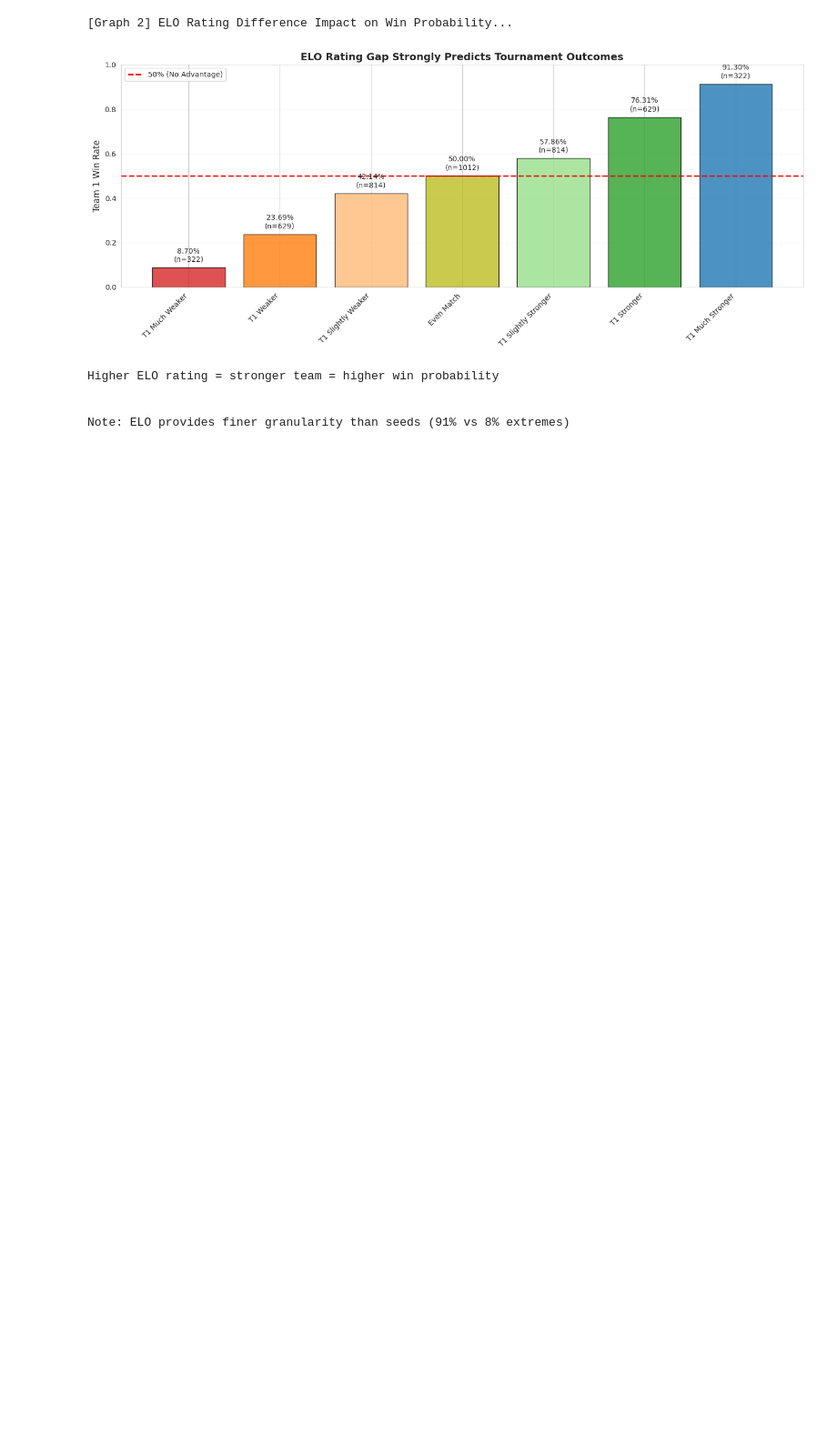
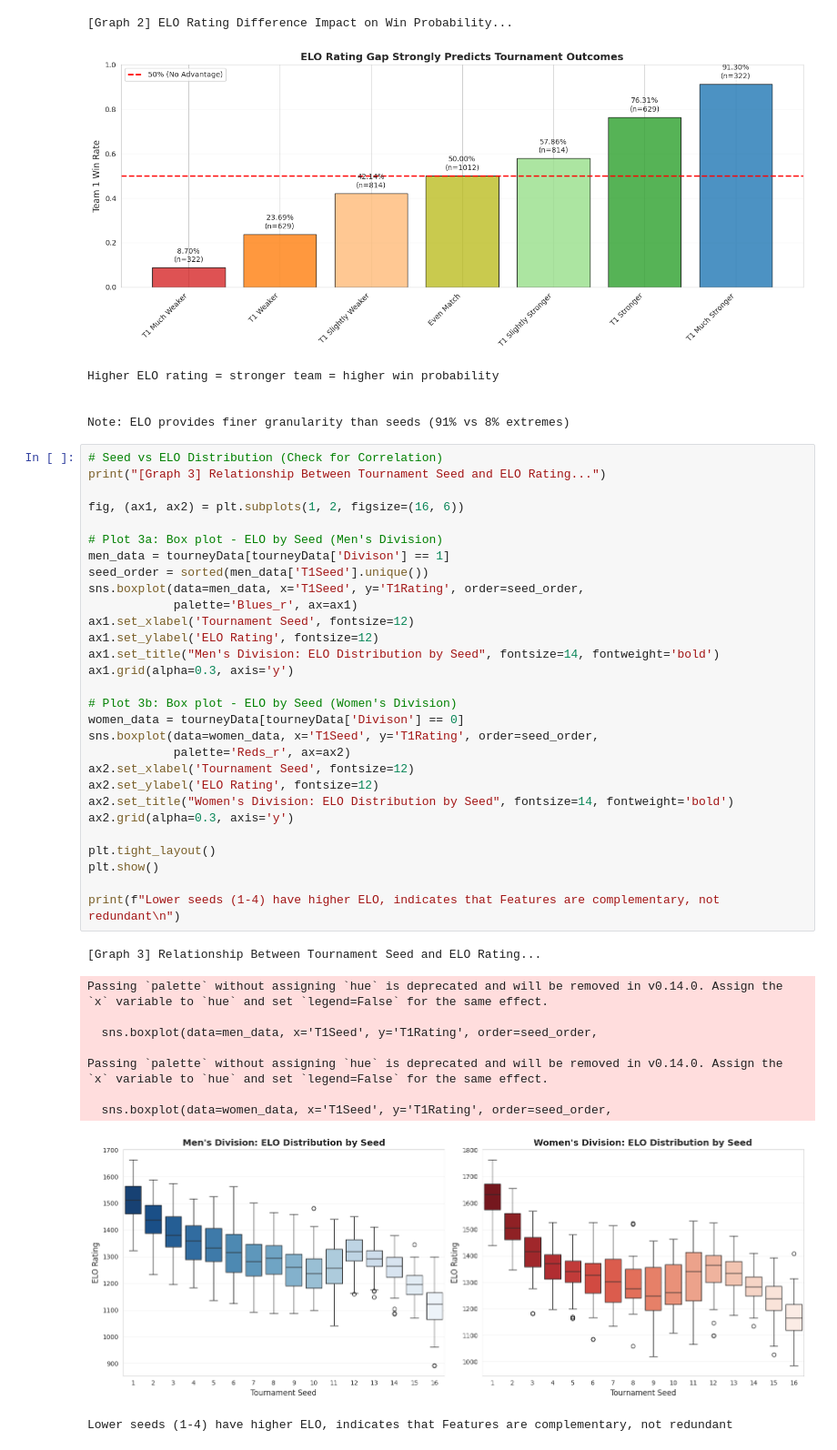
Before and after one commit to COMP3608-GROUP-9-PROJECT/COMP3608_PROJECT, a Jupyter notebook: DataPreProcessing.ipynb, the cells around one changed output. Shown at 91% size. Cells and saved outputs as stored; diff of their text form; blank space fills up the shorter version.

Commit message:
Seed vs ELO Distribution Graph

```diff
--- a/DataPreProcessing.ipynb
+++ b/DataPreProcessing.ipynb
@@ -573,3 +573,43 @@ Higher ELO rating = stronger team = higher win probability
 
 
 Note: ELO provides finer granularity than seeds (91% vs 8% extremes)
+# %%
+# Seed vs ELO Distribution (Check for Correlation)
+print("[Graph 3] Relationship Between Tournament Seed and ELO Rating...")
+
+fig, (ax1, ax2) = plt.subplots(1, 2, figsize=(16, 6))
+
+# Plot 3a: Box plot - ELO by Seed (Men's Division)
+men_data = tourneyData[tourneyData['Divison'] == 1]
+seed_order = sorted(men_data['T1Seed'].unique())
+sns.boxplot(data=men_data, x='T1Seed', y='T1Rating', order=seed_order,
+            palette='Blues_r', ax=ax1)
+ax1.set_xlabel('Tournament Seed', fontsize=12)
+ax1.set_ylabel('ELO Rating', fontsize=12)
+ax1.set_title("Men's Division: ELO Distribution by Seed", fontsize=14, fontweight='bold')
+ax1.grid(alpha=0.3, axis='y')
+
+# Plot 3b: Box plot - ELO by Seed (Women's Division)
+women_data = tourneyData[tourneyData['Divison'] == 0]
+sns.boxplot(data=women_data, x='T1Seed', y='T1Rating', order=seed_order,
+            palette='Reds_r', ax=ax2)
+ax2.set_xlabel('Tournament Seed', fontsize=12)
+ax2.set_ylabel('ELO Rating', fontsize=12)
+ax2.set_title("Women's Division: ELO Distribution by Seed", fontsize=14, fontweight='bold')
+ax2.grid(alpha=0.3, axis='y')
+
+plt.tight_layout()
+plt.show()
+
+print(f"Lower seeds (1-4) have higher ELO, indicates that Features are complementary, not redundant\n")
+# %% [output]
+[Graph 3] Relationship Between Tournament Seed and ELO Rating...
+Passing `palette` without assigning `hue` is deprecated and will be removed in v0.14.0. Assign the `x` variable to `hue` and set `legend=False` for the same effect.
+
+  sns.boxplot(data=men_data, x='T1Seed', y='T1Rating', order=seed_order,
+
+Passing `palette` without assigning `hue` is deprecated and will be removed in v0.14.0. Assign the `x` variable to `hue` and set `legend=False` for the same effect.
+
+  sns.boxplot(data=women_data, x='T1Seed', y='T1Rating', order=seed_order,
+[figure, added]
+Lower seeds (1-4) have higher ELO, indicates that Features are complementary, not redundant
```
